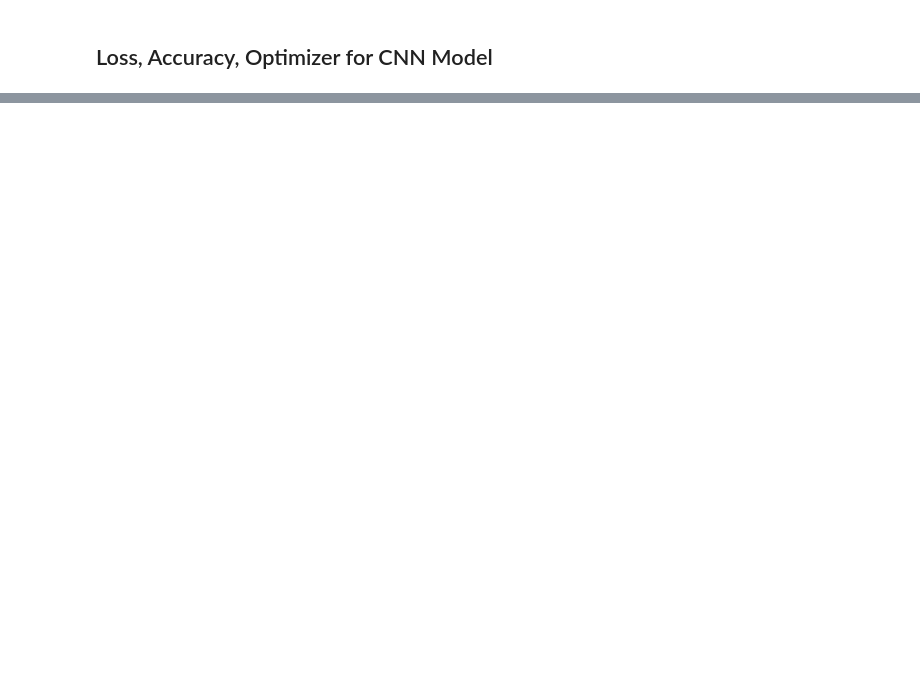
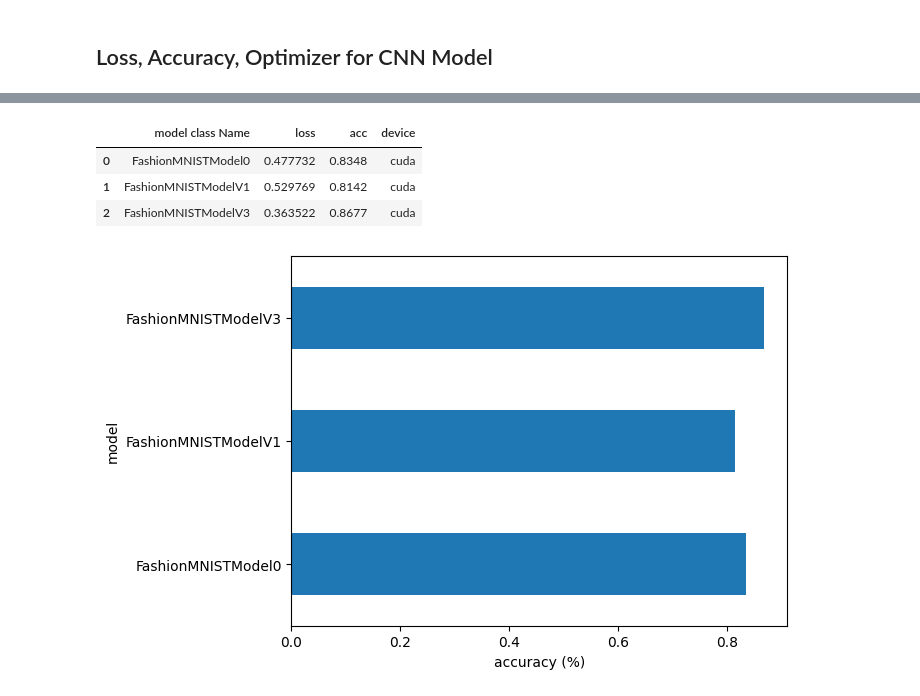
Before and after one commit to shushankai/pytroch-deep-learning, a Jupyter notebook: Lectures notebooks/CV_and_CNN.ipynb, the cells around one changed output, grey strips where cells are left out. Cells and saved outputs as stored; diff of their text form; code cells hidden in the pictures; blank space fills up the shorter version.

```diff
--- a/Lectures notebooks/CV_and_CNN.ipynb
+++ b/Lectures notebooks/CV_and_CNN.ipynb
@@ -1157,0 +1368,4 @@ CrossEntropyLoss()
+# %%
+loss_fn = nn.CrossEntropyLoss()
+optimizer = torch.optim.SGD(model_2.parameters(), lr = 0.1)
+accuracy_fn = torchmetrics.Accuracy(task="multiclass", num_classes=10).to(DEVICE)
@@ -1157,0 +1401,2 @@ CrossEntropyLoss()
+# %%
+model_2_result = eval_model(model_2, test_dataloader, accuracy_fn, loss_fn, DEVICE)
@@ -1157,0 +1412,3 @@ CrossEntropyLoss()
+# %%
+model_1_result = eval_model(model_1, test_dataloader, accuracy_fn, loss_fn, DEVICE)
+model_0_result = eval_model(model_0, test_dataloader, accuracy_fn, loss_fn, DEVICE)
@@ -1157,0 +1428,17 @@ CrossEntropyLoss()
+# %%
+import pandas as pd
+
+eval_result = pd.DataFrame([model_0_result, model_1_result, model_2_result])
+eval_result
+# %% [output]
+|  | model class Name | loss | acc | device |
+| 0 | FashionMNISTModel0 | 0.477732 | 0.8348 | cuda |
+| 1 | FashionMNISTModelV1 | 0.529769 | 0.8142 | cuda |
+| 2 | FashionMNISTModelV3 | 0.363522 | 0.8677 | cuda |
+# %%
+# Visualize our model results
+eval_result.set_index("model class Name")["acc"].plot(kind="barh")
+plt.xlabel("accuracy (%)")
+plt.ylabel("model");
+# %% [output]
+[figure, added]
```
Also changed, not shown: parts of 26 cells of this notebook, 1 other file.
